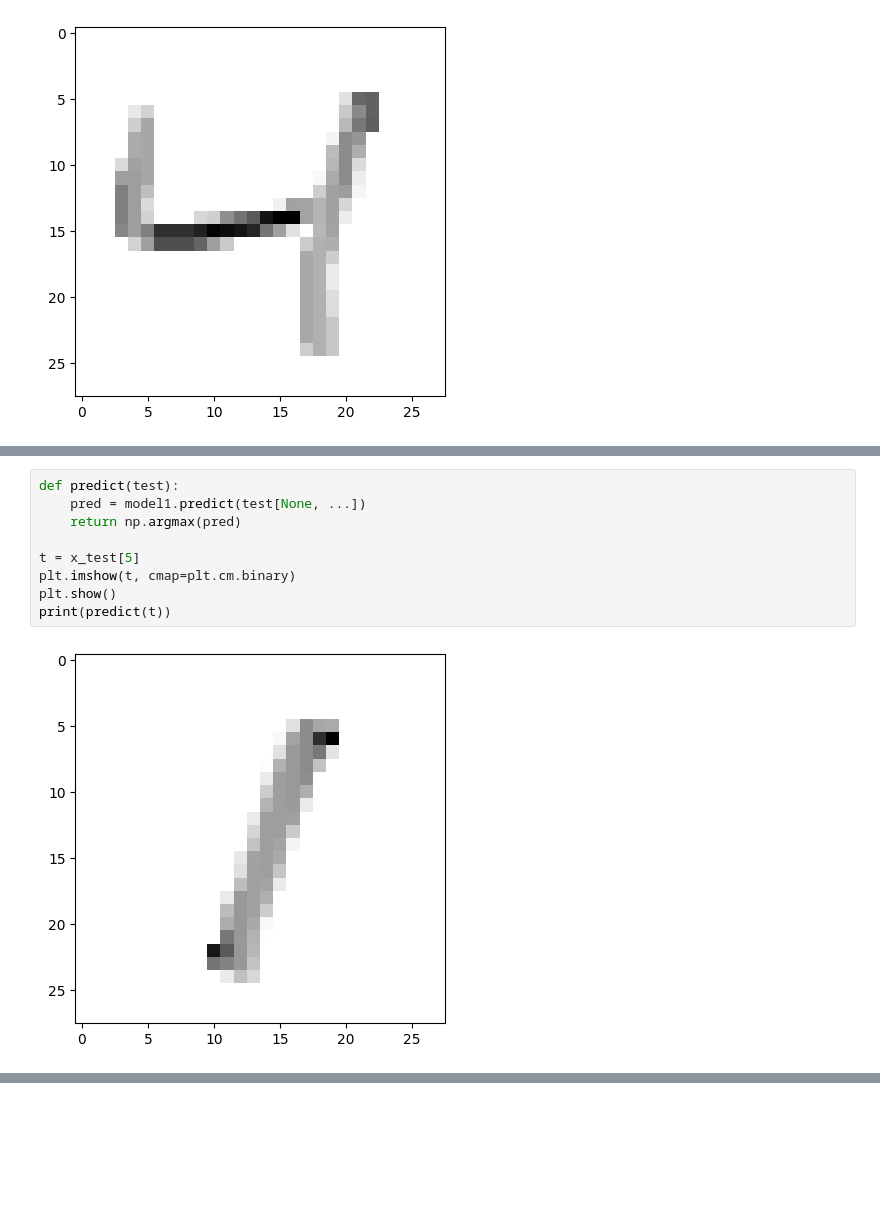
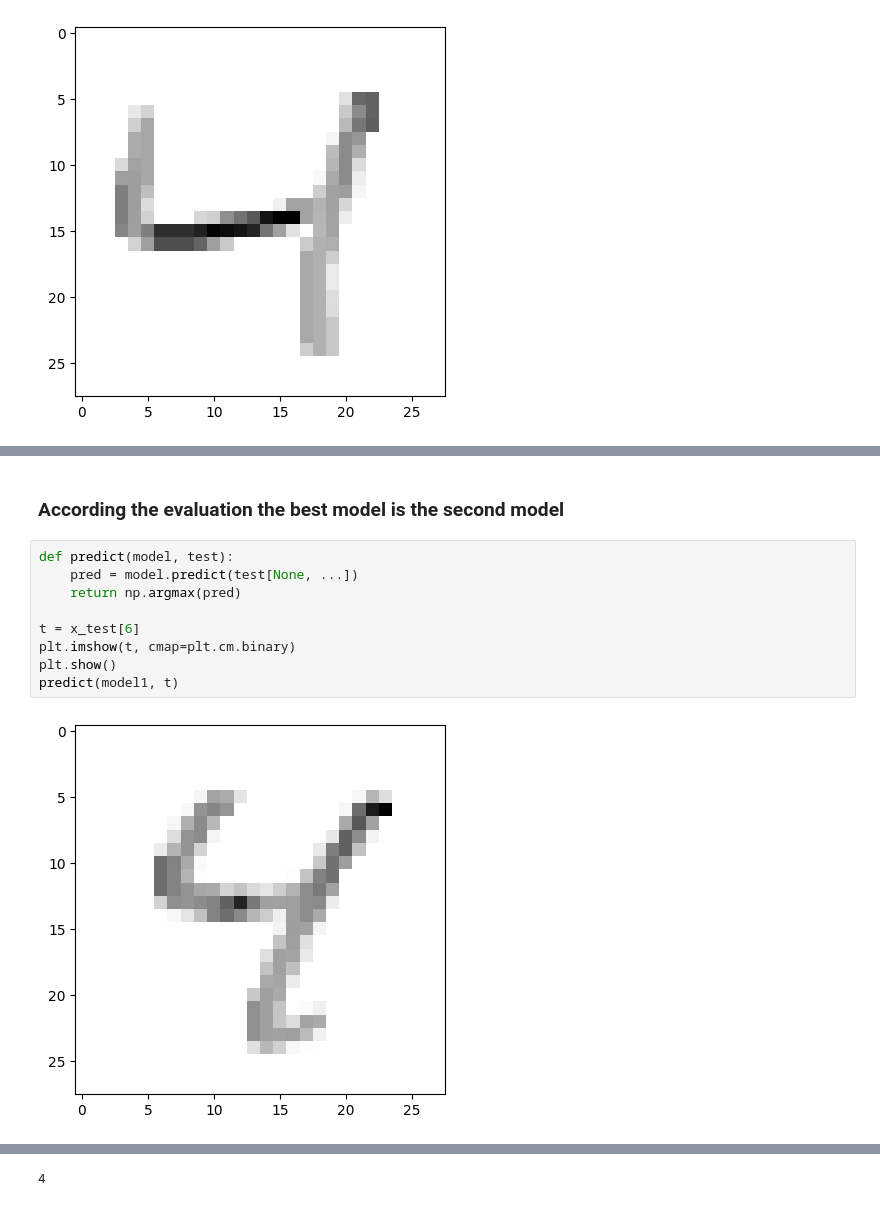
Before and after one commit to marwan-ahmedd/MNIST-Classification-using-Neural-Networks, a Jupyter notebook: mnist_classification.ipynb, the cells around one changed output, grey strips where cells are left out. Cells and saved outputs as stored; diff of their text form; blank space fills up the shorter version.

```diff
--- a/mnist_classification.ipynb
+++ b/mnist_classification.ipynb
@@ -59,11 +199,13 @@ _________________________________________________________________
+# %% [markdown]
+### According the evaluation the best model is the second model
 # %%
-def predict(test):
-    pred = model1.predict(test[None, ...])
+def predict(model, test):
+    pred = model.predict(test[None, ...])
     return np.argmax(pred)
 
-t = x_test[5]
+t = x_test[6]
 plt.imshow(t, cmap=plt.cm.binary)
 plt.show()
-print(predict(t))
+predict(model1, t)
 # %% [output]
-[figure, old version]
+[figure, new version]
@@ -71,0 +213 @@ print(predict(t))
+4
```
Also changed, not shown: parts of 25 cells of this notebook, 1 other file.
